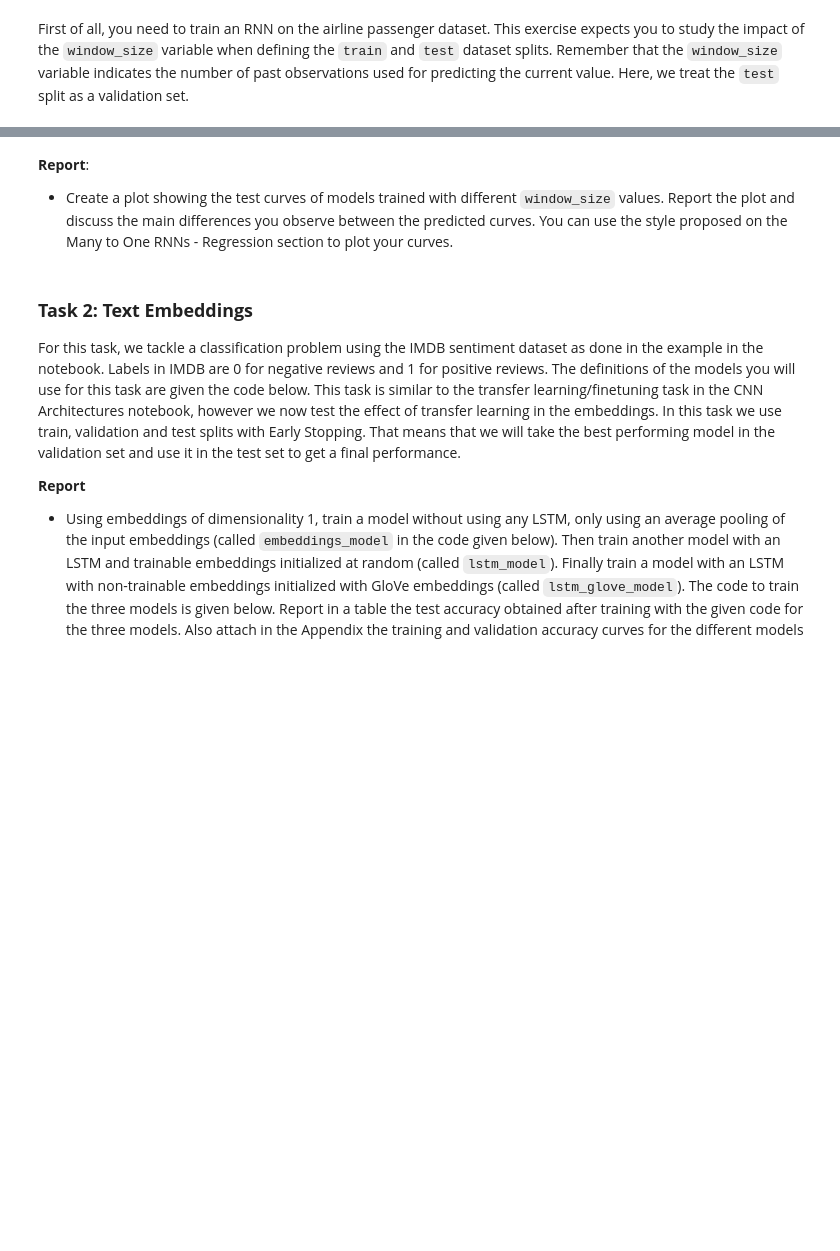
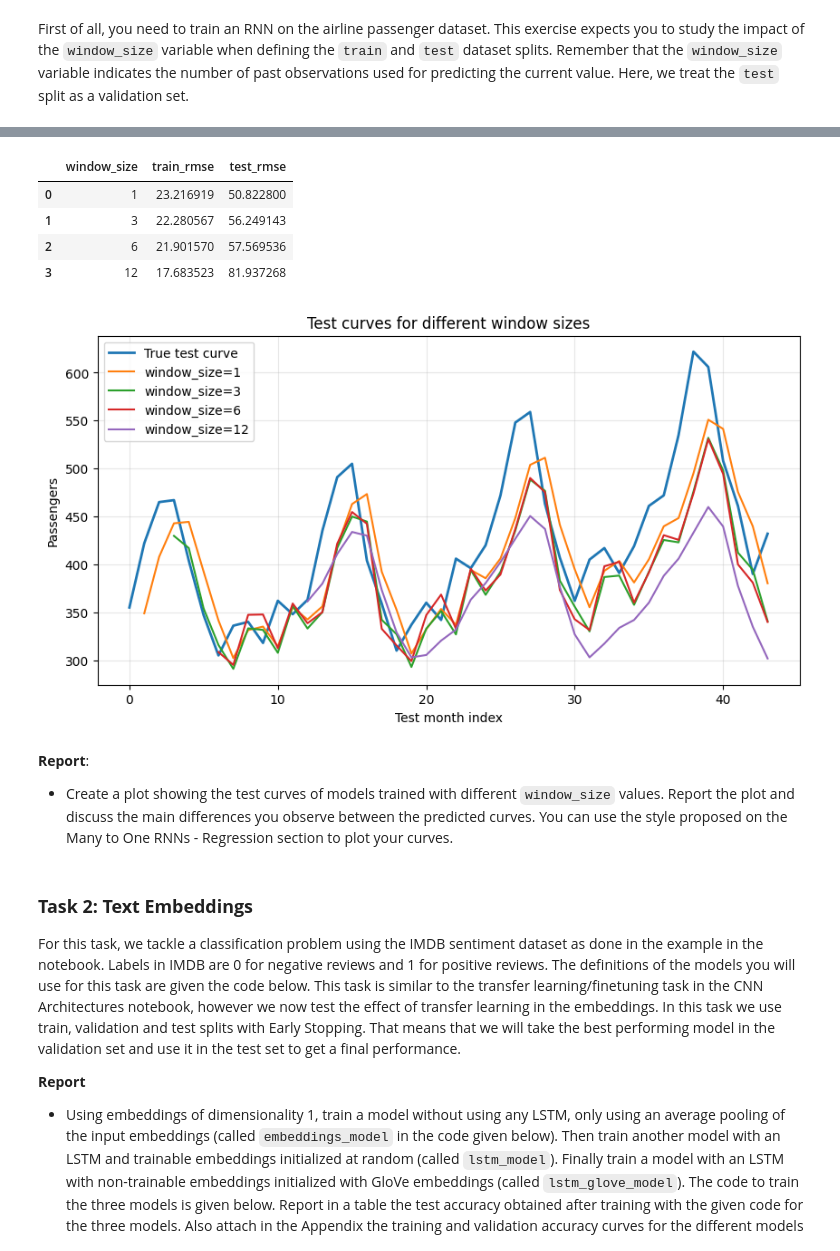
Before and after one commit to PTRWNG-wzl/deep-learning-course, a Jupyter notebook: 05_RNN.ipynb, the cells around one changed output, grey strips where cells are left out. Cells and saved outputs as stored; diff of their text form; code cells hidden in the pictures; blank space fills up the shorter version.

```diff
--- a/05_RNN.ipynb
+++ b/05_RNN.ipynb
@@ -1401,8 +1761,8 @@ for ws in window_sizes:
         num_epochs=200,
     )
 
-    train_rmse, _ = get_predict_and_score(model_ws, train_X_tensor, train_Y_tensor, scaler)
-    test_rmse, test_predict = get_predict_and_score(model_ws, test_X_tensor, test_Y_tensor, scaler)
+    train_rmse, _ = get_predict_and_score(model_ws, train_X_tensor, train_Y_tensor.squeeze(1), scaler)
+    test_rmse, test_predict = get_predict_and_score(model_ws, test_X_tensor, test_Y_tensor.squeeze(1), scaler)
 
     regression_coursework_results.append({
         'window_size': ws,
@@ -1426,3 +1786,4 @@ plt.title('Test curves for different window sizes')
 plt.legend()
 plt.grid(True, alpha=0.3)
 plt.show()
+# %% [output]
@@ -1429,3 +1858,9 @@ plt.show()
+|  | window_size | train_rmse | test_rmse |
+| 0 | 1 | 23.216919 | 50.822800 |
+| 1 | 3 | 22.280567 | 56.249143 |
+| 2 | 6 | 21.901570 | 57.569536 |
+| 3 | 12 | 17.683523 | 81.937268 |
+[figure, added]
 # %% [markdown]
 
 **Report**:
```
Also changed, not shown: parts of 76 cells of this notebook.
